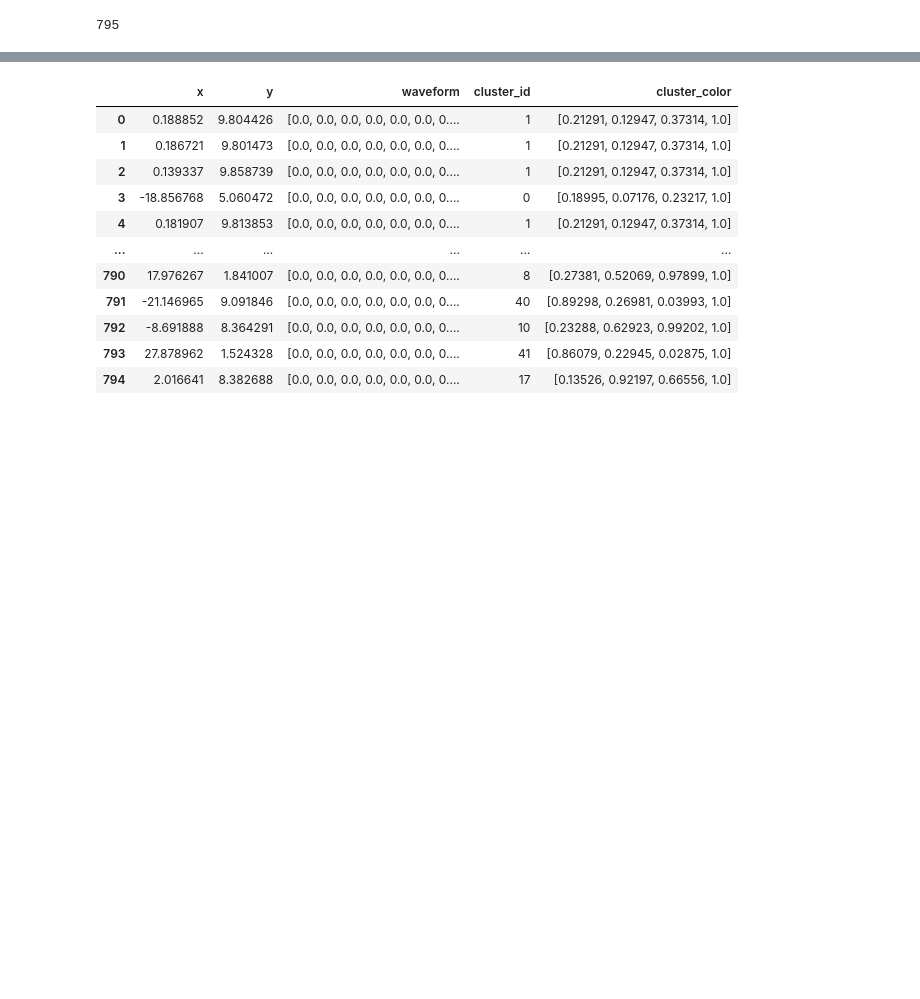
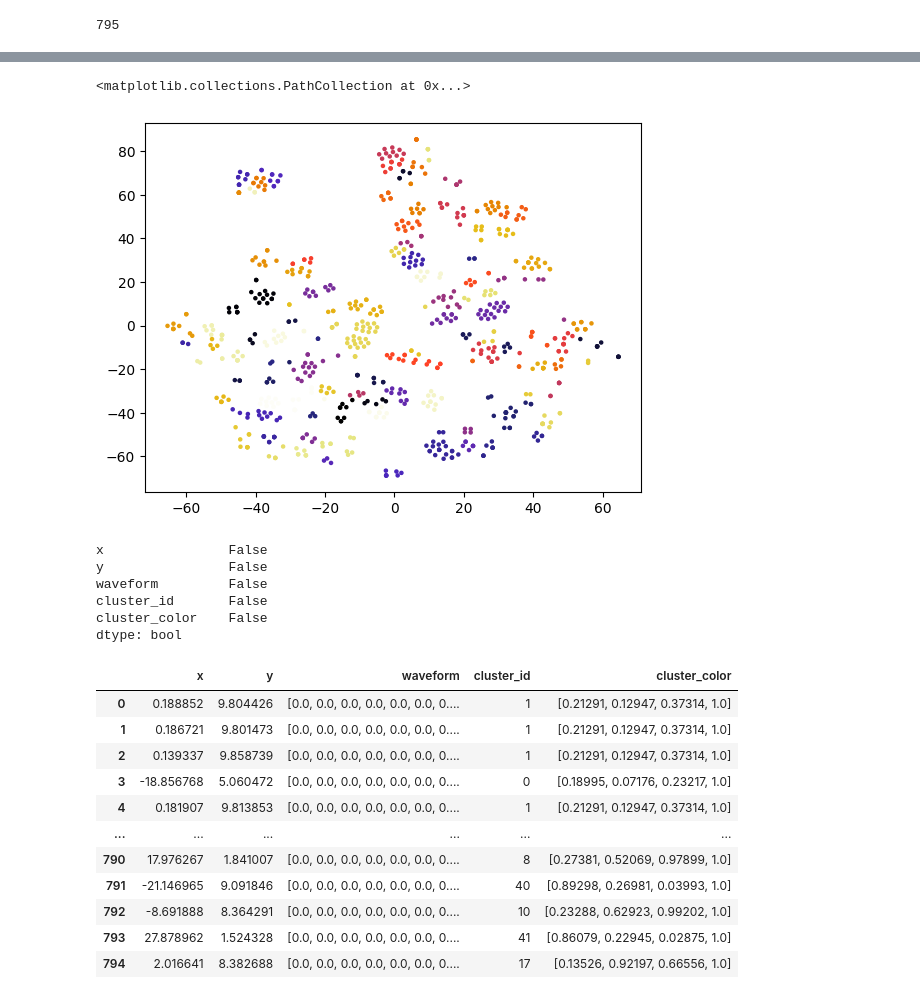
Before and after one commit to mariakesa/EAPWaveform_PrelimAnalysis, a Jupyter notebook: notebooks/IBLPrelimAnalysis.ipynb, the cells around one changed output, grey strips where cells are left out. Drawn from its saved outputs; the diff is of its cells as text; code cells hidden in the pictures; blank space fills up the shorter version.

Commit message:
tsne

```diff
--- a/notebooks/IBLPrelimAnalysis.ipynb
+++ b/notebooks/IBLPrelimAnalysis.ipynb
@@ -80,0 +105,4 @@ plt.scatter(umap_df['x'].tolist(), umap_df['y'].tolist(), marker='o', s=5,c=umap
+# %%
+from sklearn.manifold import TSNE
+
+X_embedded = TSNE(n_components=2, learning_rate='auto',init='random', perplexity=30).fit_transform(normWFs)
@@ -81,3 +121,17 @@ plt.scatter(umap_df['x'].tolist(), umap_df['y'].tolist(), marker='o', s=5,c=umap
+# %%
+plt.scatter(X_embedded[:,0], X_embedded[:,1], marker='o', s=5,c=umap_df['cluster_color'].tolist())
+# %% [output]
+<matplotlib.collections.PathCollection at 0x...>
+[figure, added]
+# %%
+umap_df.isnull().any()
+# %% [output]
+x                False
+y                False
+waveform         False
+cluster_id       False
+cluster_color    False
+dtype: bool
 # %%
 umap_df
 # %% [output]
```
Also changed, not shown: parts of 4 cells of this notebook.
